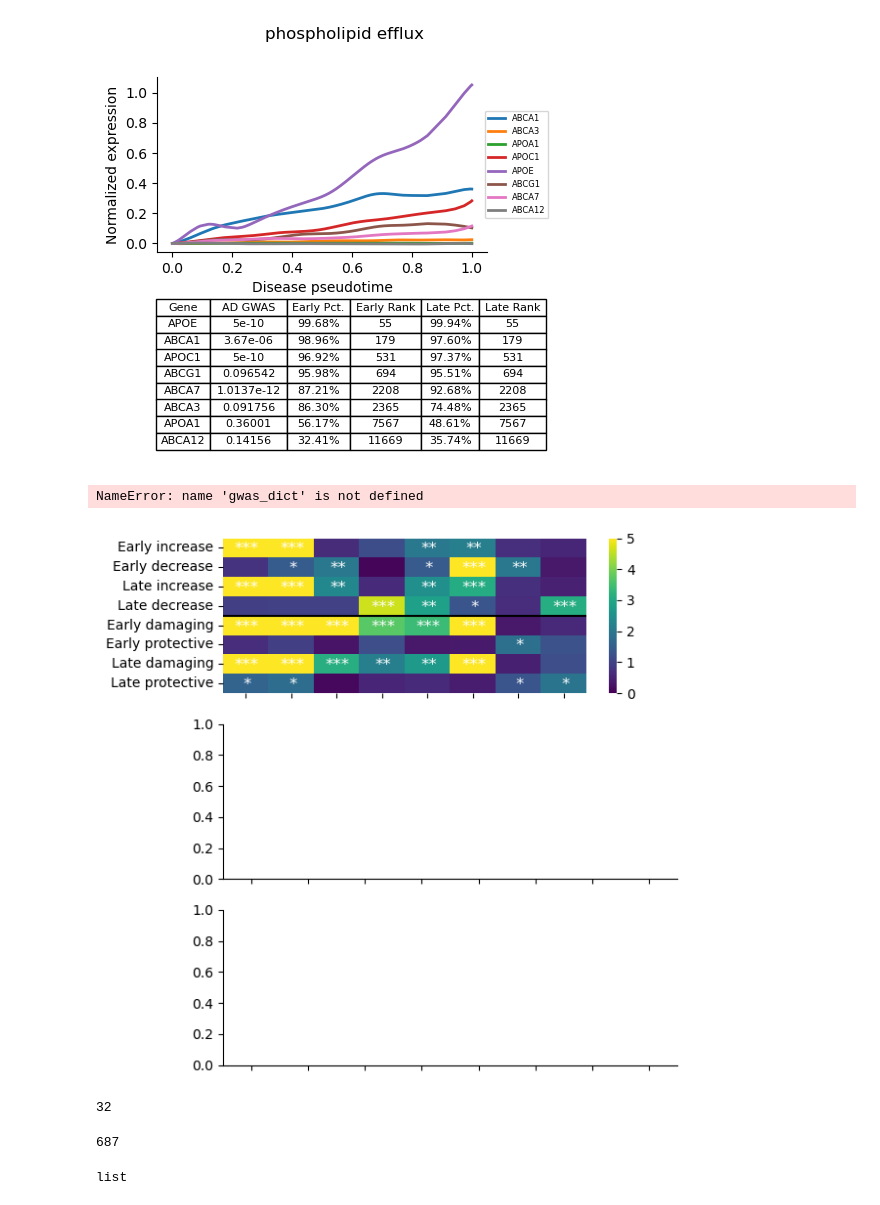
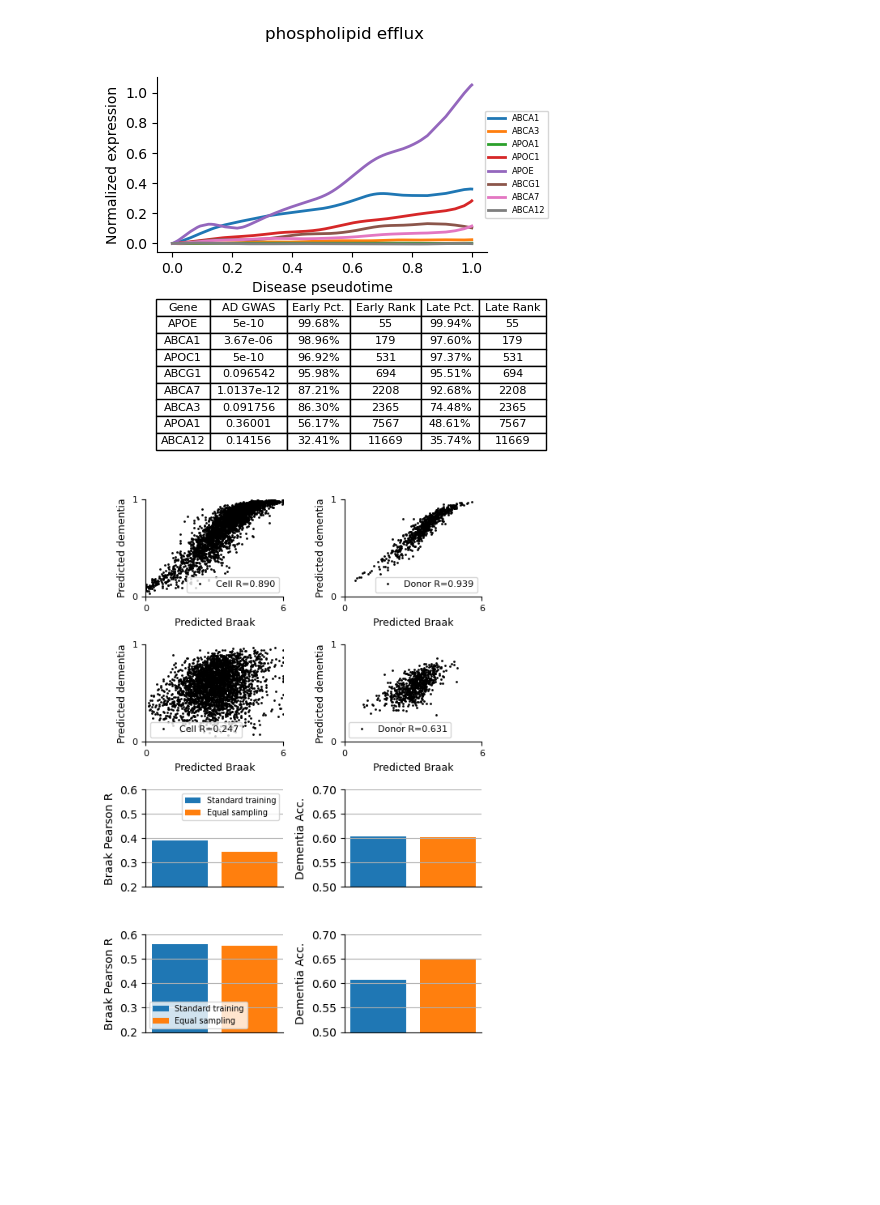
Before and after one commit to DiseaseNeuroGenomics/PsychADxD, a Jupyter notebook: 7_trajectory/generate_figures.ipynb, the cells around one changed output. Saved outputs shown, nothing was run; the diff lists cells and outputs as text; code cells hidden in the pictures; blank space fills up the shorter version.

Commit message:
added model correlation figure

```diff
--- a/7_trajectory/generate_figures.ipynb
+++ b/7_trajectory/generate_figures.ipynb
@@ -416,59 +416,11 @@ plt.suptitle("phospholipid efflux")
 plt.show()
 # %% [output]
 [figure]
-# %%
-base_dir = "processed_data/magma_output"
-fns = os.listdir(base_dir)
-fns = [os.path.join(base_dir, fn) for fn in fns]
-
-f, ax = plt.subplots(3,1,figsize=(6,7), sharex=True)
-
-gwases = ["alzBellenguezNoApoe", "ms", "pd_without_23andMe"]
-gwases = ["sz3", "bip2", "intel"]
-for n, gwas  in enumerate(gwases):
-
-    data = analysis.process_magma_specified_gwas_dfs(
-        fns,
-        gwas=gwas,
-        #gwas="sz3",
-    )
-    df = pd.DataFrame(data)
-    rows = [
-        "Early increase", "Early decrease", "Late increase", "Late decrease",
-        "Early damaging", "Early protective", "Late damaging", "Late protective",
-    ]
-
-    df.index = rows
-    s = sns.heatmap(df, vmin=0, vmax=5, annot=False, cmap="viridis", ax=ax[n])
-    s.set_xticklabels(s.get_xticklabels(), rotation = -45, fontsize = 10, ha="left")
-    for i in range(df.shape[0]):
-        for j in range(df.shape[1]):
-            if df.iloc[i, j] > -np.log10(0.001):
-                ax[n].text(j+0.25,i+0.8, "***", c="w", fontsize=12)
-            elif df.iloc[i, j] > -np.log10(0.01):
-                ax[n].text(j+0.35,i+0.8, "**", c="w", fontsize=12)
-            elif df.iloc[i, j] > -np.log10(0.05):
-                ax[n].text(j+0.45,i+0.8, "*", c="w", fontsize=12)
-
-    ax[n].hlines([4], 0, 8, 'k')
-    ax[n].set_title(gwas_dict[gwas])
-
-plt.tight_layout()
-plt.savefig("/home/masse/work/capstone/figures/nps_gwas.pdf")
-plt.show()
-# %% [output]
-NameError: name 'gwas_dict' is not defined
-[figure, removed]
-# %%
-len(time_pts)
-# %% [output]
-32
-# %%
-len(pred_braak_traj)
-# %% [output]
-687
-# %%
-x = pickle.load(open("/home/masse/work/pseudotime/src/ad_genes.pkl", "rb"))
-type(x)
-# %% [output]
-list
+# %%
+# Supplementary Figure 14
+fn0 = "processed_data/model_output/Immune_control.h5ad"
+fn1 = "processed_data/model_output/Immune.h5ad"
+mc = analysis.ModelCorrelations(fn0, fn1)
+mc.plot_figure()
+# %% [output]
+[figure, added]
```
Also changed, not shown: parts of 3 cells of this notebook, 1 other file.
